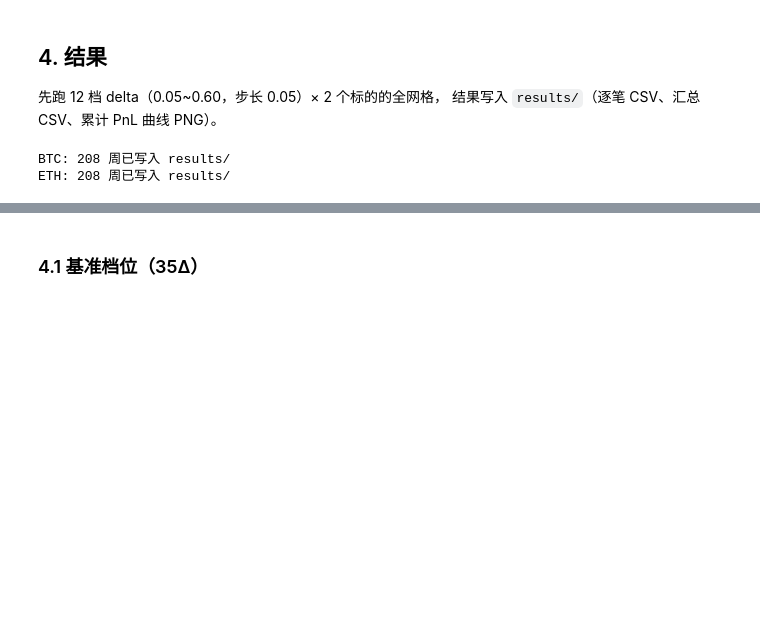
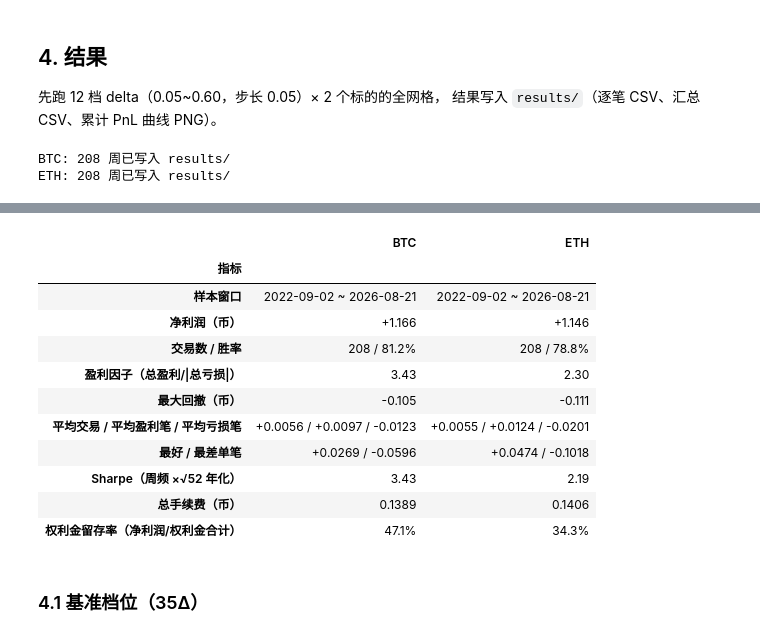
Before and after one commit to mizorewww/backtest, a Jupyter notebook: tasks/0001-weekend-strangle/notebook.ipynb, the cells around one changed output, grey strips where cells are left out. Cells and saved outputs as stored; diff of their text form; code cells hidden in the pictures; blank space fills up the shorter version.

```diff
--- a/tasks/0001-weekend-strangle/notebook.ipynb
+++ b/tasks/0001-weekend-strangle/notebook.ipynb
@@ -232,3 +323,45 @@ ETH: 208 周已写入 results/
+# %%
+import numpy as np
+
+
+def perf_card(cur: str) -> dict:
+    """从 35Δ 逐笔 CSV 计算标准数据卡片的一列（指标集见 data-viz skill）。"""
+    t = pd.read_csv(RESULTS_DIR / f"trades_deribit_{cur}_d35.csv")
+    pnl = t["pnl"]
+    wins, losses = pnl[pnl > 0], pnl[pnl <= 0]
+    cum = pnl.cumsum()
+    ret = t["pnl_pct"]  # 单利口径下 = 币本位 PnL / 1 单位名义
+    return {
+        "样本窗口": f"{t['friday'].iloc[0]} ~ {t['friday'].iloc[-1]}",
+        "净利润（币）": f"{pnl.sum():+.3f}",
+        "交易数 / 胜率": f"{len(t)} / {(pnl > 0).mean():.1%}",
+        "盈利因子（总盈利/|总亏损|）": f"{wins.sum() / abs(losses.sum()):.2f}",
+        "最大回撤（币）": f"{(cum - cum.cummax()).min():.3f}",
+        "平均交易 / 平均盈利笔 / 平均亏损笔":
+            f"{pnl.mean():+.4f} / {wins.mean():+.4f} / {losses.mean():+.4f}",
+        "最好 / 最差单笔": f"{pnl.max():+.4f} / {pnl.min():+.4f}",
+        "Sharpe（周频 ×√52 年化）": f"{ret.mean() / ret.std() * np.sqrt(52):.2f}",
+        "总手续费（币）": f"{t['fees'].sum():.4f}",
+        "权利金留存率（净利润/权利金合计）": f"{pnl.sum() / t['premium_sum'].sum():.1%}",
+    }
+
+
+card = pd.DataFrame({cur: perf_card(cur) for cur in ("BTC", "ETH")})
+card.index.name = "指标"
+display(card)
+# %% [output]
+|  | BTC | ETH |
+| 指标 |  |  |
+| 样本窗口 | 2022-09-02 ~ 2026-08-21 | 2022-09-02 ~ 2026-08-21 |
+| 净利润（币） | +1.166 | +1.146 |
+| 交易数 / 胜率 | 208 / 81.2% | 208 / 78.8% |
+| 盈利因子（总盈利/|总亏损|） | 3.43 | 2.30 |
+| 最大回撤（币） | -0.105 | -0.111 |
+| 平均交易 / 平均盈利笔 / 平均亏损笔 | +0.0056 / +0.0097 / -0.0123 | +0.0055 / +0.0124 / -0.0201 |
+| 最好 / 最差单笔 | +0.0269 / -0.0596 | +0.0474 / -0.1018 |
+| Sharpe（周频 ×√52 年化） | 3.43 | 2.19 |
+| 总手续费（币） | 0.1389 | 0.1406 |
+| 权利金留存率（净利润/权利金合计） | 47.1% | 34.3% |
 # %% [markdown]
 ### 4.1 基准档位（35Δ）
 # %%
```
Also changed, not shown: parts of 10 cells of this notebook, 4 other files.
